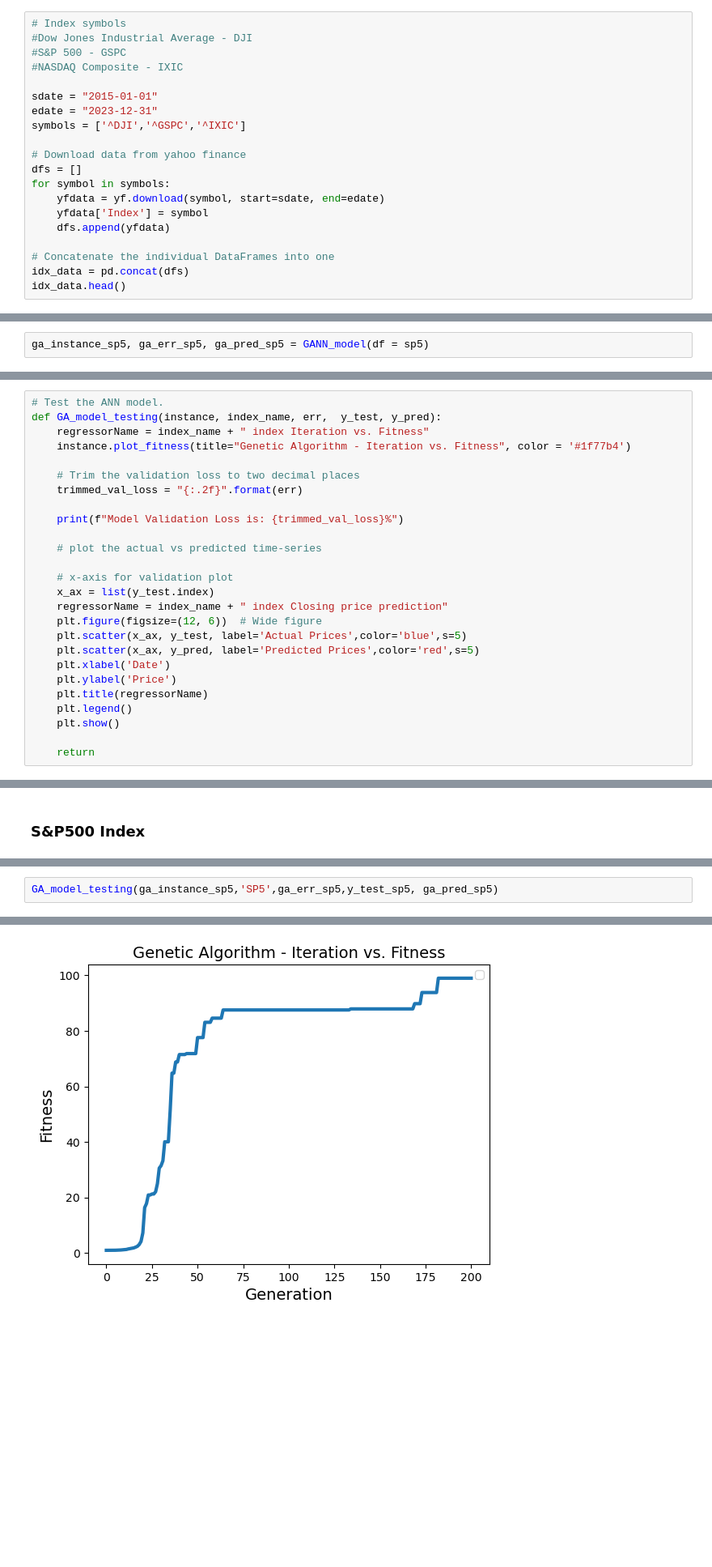
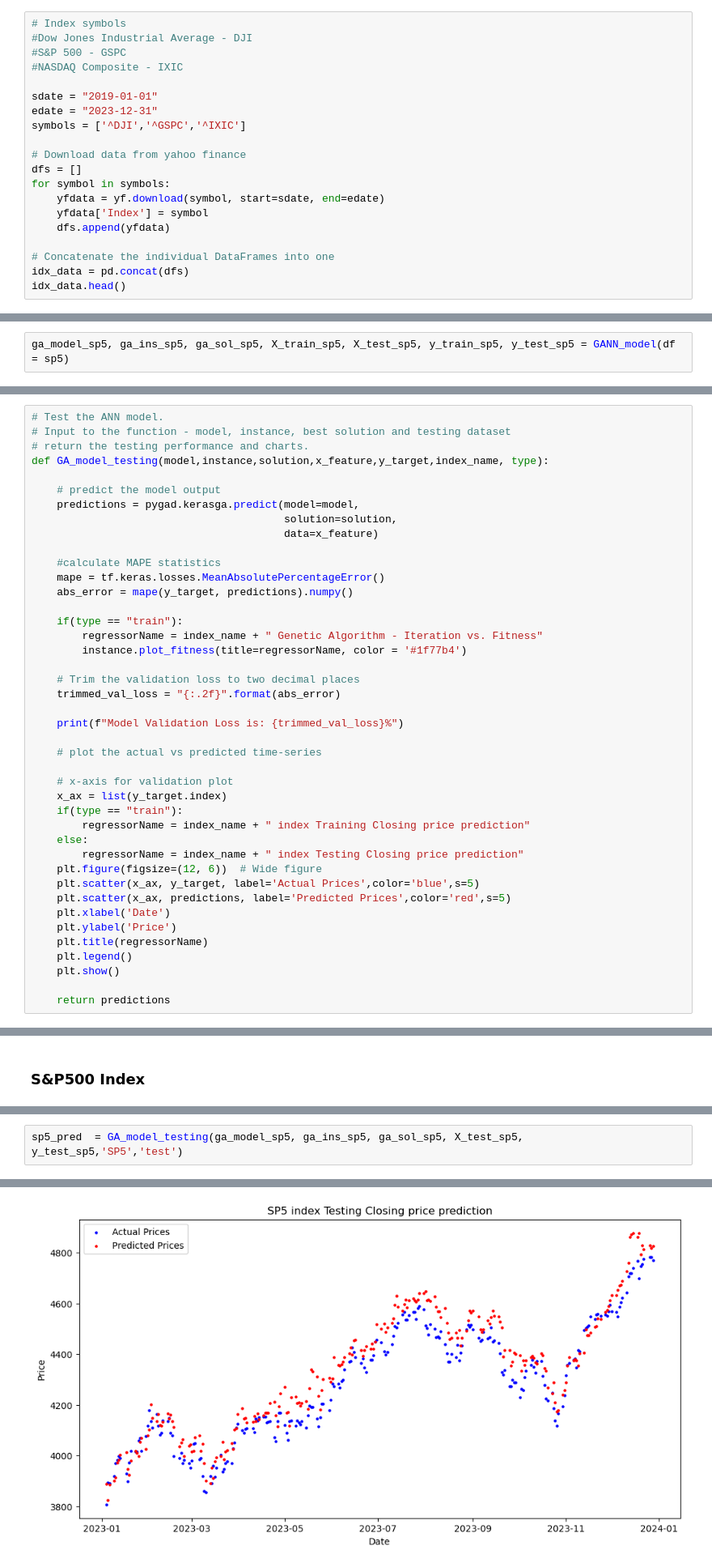
Before and after one commit to akhilesh-jindal/wqu_capstone, a Jupyter notebook: Main.ipynb, the cells around one changed output, grey strips where cells are left out. Shown at 81% size. Cells and saved outputs as stored; diff of their text form; blank space fills up the shorter version.

```diff
--- a/Main.ipynb
+++ b/Main.ipynb
@@ -37,7 +57,7 @@ import pygad.kerasga
 #S&P 500 - GSPC
 #NASDAQ Composite - IXIC
 
-sdate = "2015-01-01"
+sdate = "2019-01-01"
 edate = "2023-12-31"
 symbols = ['^DJI','^GSPC','^IXIC']
 
@@ -717,4 +781,4 @@ Fitness value of the best solution = 121.72659150030842
 # %%
-ga_instance_sp5, ga_err_sp5, ga_pred_sp5 = GANN_model(df = sp5)
+ga_model_sp5, ga_ins_sp5, ga_sol_sp5, X_train_sp5, X_test_sp5, y_train_sp5, y_test_sp5 = GANN_model(df = sp5)
 # %% [output]
 Generation = 1
@@ -760,30 +826,46 @@ Fitness value of the best solution = 75.74751625169775
 Here, we will test our genetic model. First chart shows the fitness improvement over generations. Then we print Model validation loss for each model. Lastly, we plot the actual vs predicted prices for each index.
 # %%
 # Test the ANN model.
-def GA_model_testing(instance, index_name, err,  y_test, y_pred):
-    regressorName = index_name + " index Iteration vs. Fitness"
-    instance.plot_fitness(title="Genetic Algorithm - Iteration vs. Fitness", color = '#1f77b4')
+# Input to the function - model, instance, best solution and testing dataset
+# return the testing performance and charts.
+def GA_model_testing(model,instance,solution,x_feature,y_target,index_name, type):
+
+    # predict the model output
+    predictions = pygad.kerasga.predict(model=model,
+                                        solution=solution,
+                                        data=x_feature)
+
+    #calculate MAPE statistics
+    mape = tf.keras.losses.MeanAbsolutePercentageError()
+    abs_error = mape(y_target, predictions).numpy()
+
+    if(type == "train"):
+        regressorName = index_name + " Genetic Algorithm - Iteration vs. Fitness"
+        instance.plot_fitness(title=regressorName, color = '#1f77b4')
 
     # Trim the validation loss to two decimal places
-    trimmed_val_loss = "{:.2f}".format(err)
+    trimmed_val_loss = "{:.2f}".format(abs_error)
 
     print(f"Model Validation Loss is: {trimmed_val_loss}%")
 
     # plot the actual vs predicted time-series
 
     # x-axis for validation plot
-    x_ax = list(y_test.index)
-    regressorName = index_name + " index Closing price prediction"
+    x_ax = list(y_target.index)
+    if(type == "train"):
+        regressorName = index_name + " index Training Closing price prediction"
+    else:
+        regressorName = index_name + " index Testing Closing price prediction"
     plt.figure(figsize=(12, 6))  # Wide figure
-    plt.scatter(x_ax, y_test, label='Actual Prices',color='blue',s=5)
-    plt.scatter(x_ax, y_pred, label='Predicted Prices',color='red',s=5)
+    plt.scatter(x_ax, y_target, label='Actual Prices',color='blue',s=5)
+    plt.scatter(x_ax, predictions, label='Predicted Prices',color='red',s=5)
     plt.xlabel('Date')
     plt.ylabel('Price')
     plt.title(regressorName)
     plt.legend()
     plt.show()
 
-    return
+    return predictions
 # %% [markdown]
 ### Dow Index
 # %%
@@ -798,3 +892,3 @@ Model Validation Loss is: 0.82%
 # %%
-GA_model_testing(ga_instance_sp5,'SP5',ga_err_sp5,y_test_sp5, ga_pred_sp5)
+sp5_pred  = GA_model_testing(ga_model_sp5, ga_ins_sp5, ga_sol_sp5, X_test_sp5,  y_test_sp5,'SP5','test')
 # %% [output]
@@ -802 +896 @@ No artists with labels found to put in legend.  Note that artists whose label st
-[figure, old version]
+[figure, new version]
```
Also changed, not shown: parts of 43 cells of this notebook.
